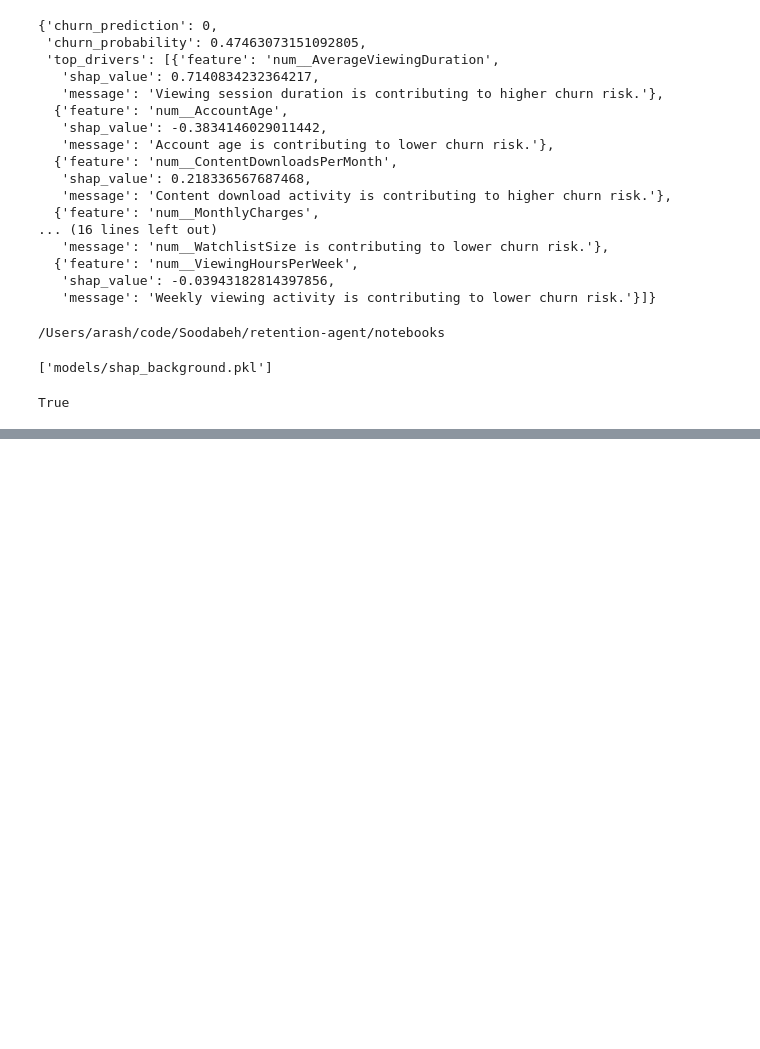
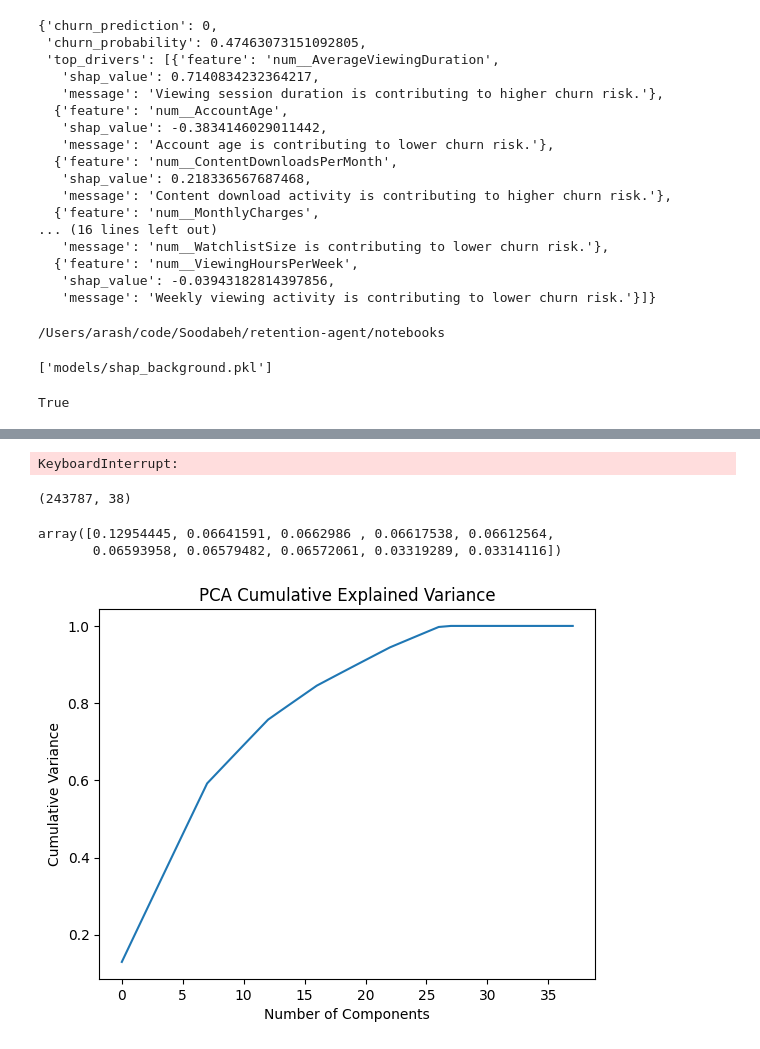
Before and after one commit to Soodabeh/retention-agent, a Jupyter notebook: notebooks/soodabeh-notebook.ipynb, the cells around one changed output, grey strips where cells are left out. Saved outputs shown, nothing was run; the diff lists cells and outputs as text; code cells hidden in the pictures; blank space fills up the shorter version.

Commit message:
Deploy API + Add exploratory PCA and KMeans customer segmentation analysis

```diff
--- a/notebooks/soodabeh-notebook.ipynb
+++ b/notebooks/soodabeh-notebook.ipynb
@@ -1168,0 +1268,47 @@ True
+# %%
+from sklearn.cluster import KMeans
+from sklearn.metrics import silhouette_score
+X_seg = pd.concat([X_train, X_test])
+y_seg = pd.concat([y_train, y_test])
+
+X_seg_transformed = preprocessor.fit_transform(X_seg)
+scores = {}
+
+for k in range(3, 9):
+    kmeans = KMeans(n_clusters=k, random_state=42, n_init=10)
+    labels = kmeans.fit_predict(X_seg_transformed)
+    scores[k] = silhouette_score(X_seg_transformed, labels)
+    print(k, scores[k])
+
+    ####it does not work as it is very heavy
+# %% [output]
+KeyboardInterrupt:
+# %%
+from sklearn.decomposition import PCA
+from sklearn.cluster import KMeans
+import numpy as np
+import pandas as pd
+import matplotlib.pyplot as plt
+X_seg = X.copy()
+
+X_seg_transformed = preprocessor.fit_transform(X_seg)
+
+X_seg_transformed.shape
+# %% [output]
+(243787, 38)
+# %%
+pca = PCA()
+X_pca = pca.fit_transform(X_seg_transformed)
+
+pca.explained_variance_ratio_[:10]
+# %% [output]
+array([0.12954445, 0.06641591, 0.0662986 , 0.06617538, 0.06612564,
+       0.06593958, 0.06579482, 0.06572061, 0.03319289, 0.03314116])
+# %%
+plt.plot(np.cumsum(pca.explained_variance_ratio_))
+plt.xlabel("Number of Components")
+plt.ylabel("Cumulative Variance")
+plt.title("PCA Cumulative Explained Variance")
+plt.show()
+# %% [output]
+[figure, added]
```
Also changed, not shown: parts of 36 cells of this notebook, 1 other file.
